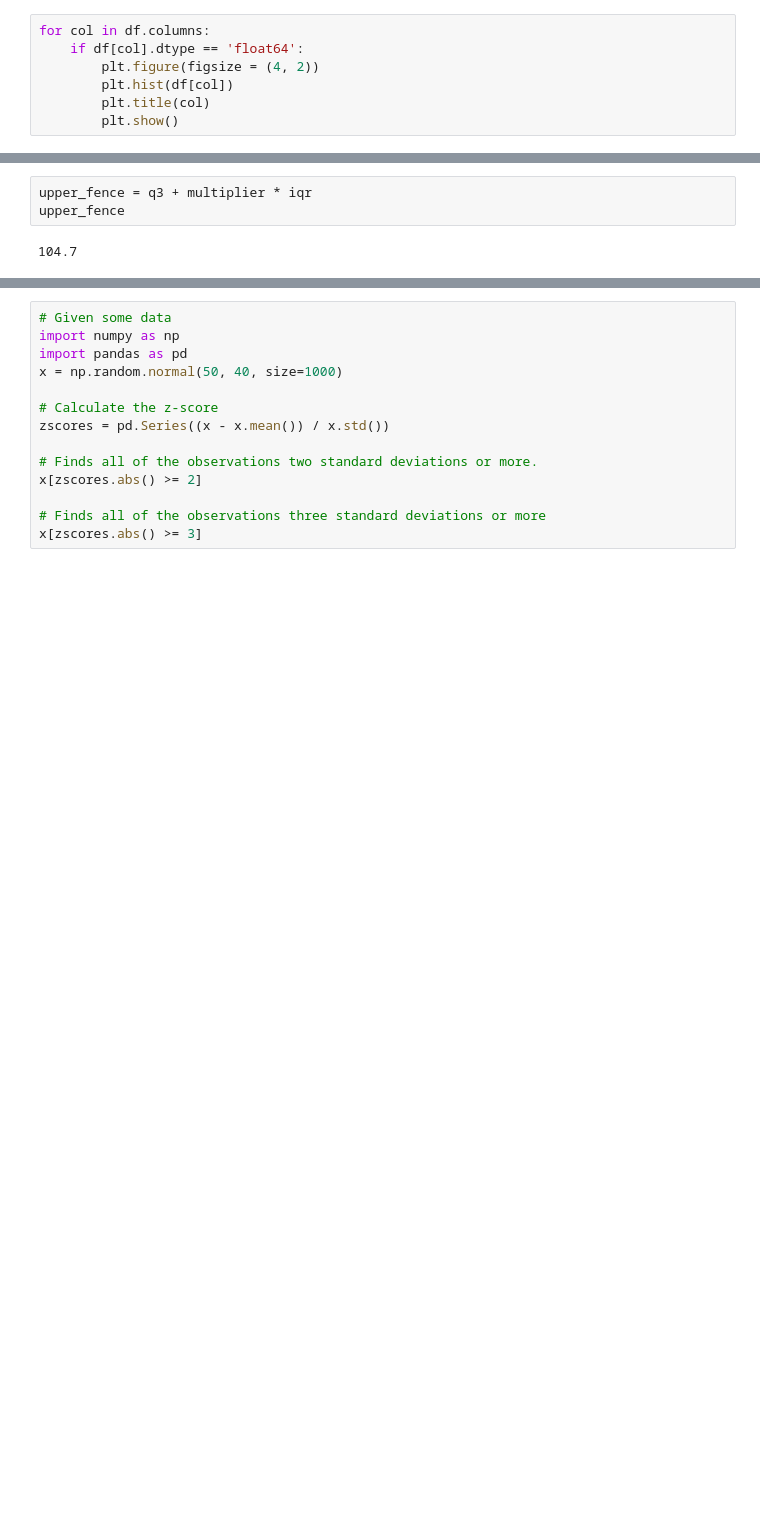
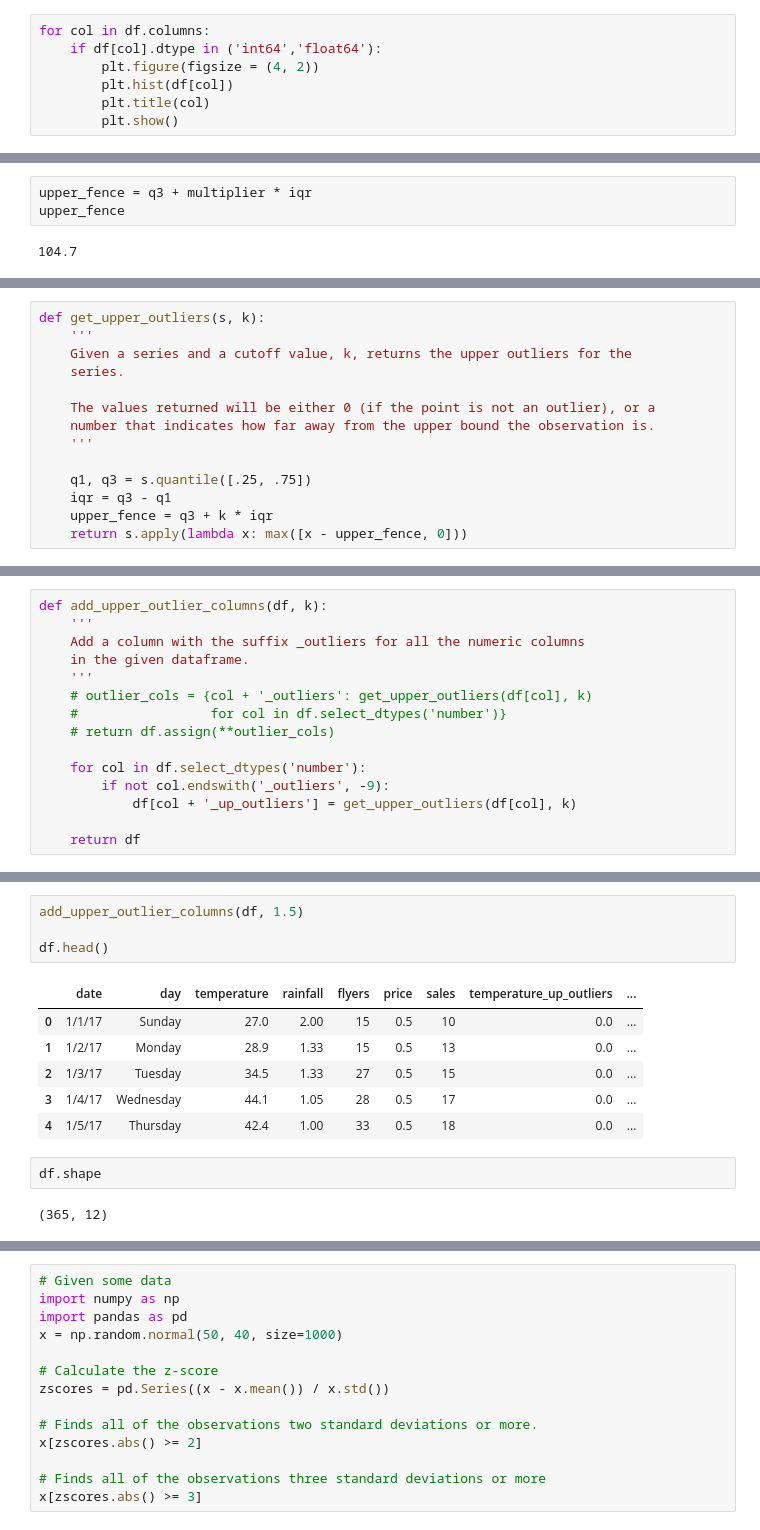
Before and after one commit to lukewbecker/anomaly-detection-exercises, a Jupyter notebook: anomaly_detection_exercises.ipynb, the cells around one changed output, grey strips where cells are left out. Saved outputs shown, nothing was run; the diff lists cells and outputs as text; blank space fills up the shorter version.

```diff
--- a/anomaly_detection_exercises.ipynb
+++ b/anomaly_detection_exercises.ipynb
@@ -75,6 +105,6 @@ for col in df.columns:
 # %%
 for col in df.columns:
-    if df[col].dtype == 'float64':
+    if df[col].dtype in ('int64','float64'):
         plt.figure(figsize = (4, 2))
         plt.hist(df[col])
         plt.title(col)
@@ -131,0 +217,14 @@ upper_fence
+# %%
+def get_upper_outliers(s, k):
+    '''
+    Given a series and a cutoff value, k, returns the upper outliers for the
+    series.
+
+    The values returned will be either 0 (if the point is not an outlier), or a
+    number that indicates how far away from the upper bound the observation is.
+    '''
+
+    q1, q3 = s.quantile([.25, .75])
+    iqr = q3 - q1
+    upper_fence = q3 + k * iqr
+    return s.apply(lambda x: max([x - upper_fence, 0]))
@@ -131,0 +247,15 @@ upper_fence
+# %%
+def add_upper_outlier_columns(df, k):
+    '''
+    Add a column with the suffix _outliers for all the numeric columns
+    in the given dataframe.
+    '''
+    # outlier_cols = {col + '_outliers': get_upper_outliers(df[col], k)
+    #                 for col in df.select_dtypes('number')}
+    # return df.assign(**outlier_cols)
+
+    for col in df.select_dtypes('number'):
+        if not col.endswith('_outliers', -9):
+            df[col + '_up_outliers'] = get_upper_outliers(df[col], k)
+
+    return df
@@ -131,0 +277,15 @@ upper_fence
+# %%
+add_upper_outlier_columns(df, 1.5)
+
+df.head()
+# %% [output]
+|  | date | day | temperature | rainfall | flyers | price | sales | temperature_up_outliers | ... |
+| 0 | 1/1/17 | Sunday | 27.0 | 2.00 | 15 | 0.5 | 10 | 0.0 | ... |
+| 1 | 1/2/17 | Monday | 28.9 | 1.33 | 15 | 0.5 | 13 | 0.0 | ... |
+| 2 | 1/3/17 | Tuesday | 34.5 | 1.33 | 27 | 0.5 | 15 | 0.0 | ... |
+| 3 | 1/4/17 | Wednesday | 44.1 | 1.05 | 28 | 0.5 | 17 | 0.0 | ... |
+| 4 | 1/5/17 | Thursday | 42.4 | 1.00 | 33 | 0.5 | 18 | 0.0 | ... |
+# %%
+df.shape
+# %% [output]
+(365, 12)
```
Also changed, not shown: parts of 21 cells of this notebook.
